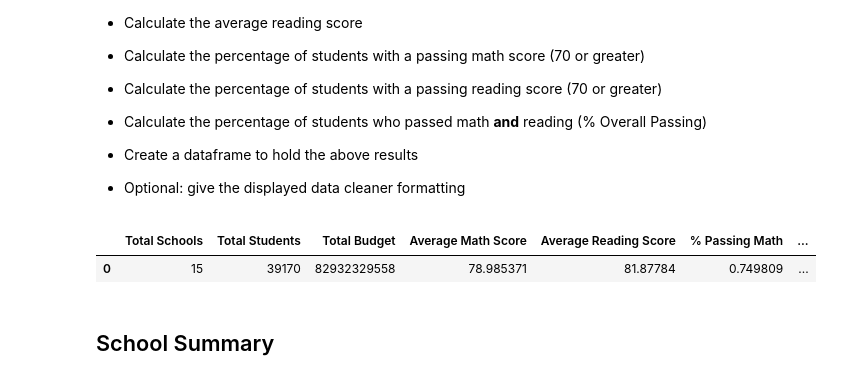
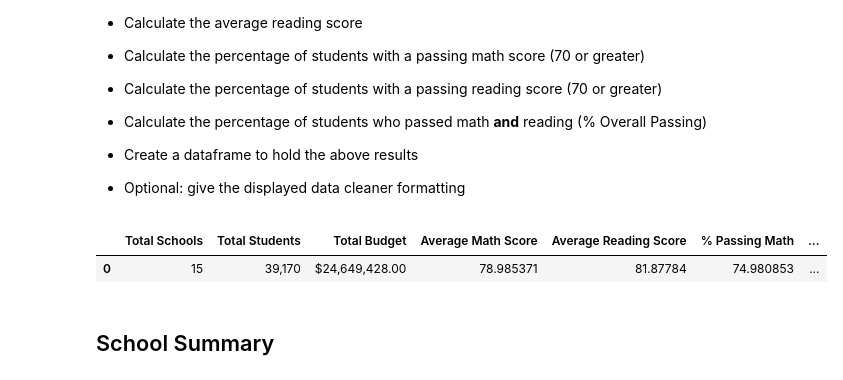
Before and after one commit to mcastl/Pandas-Challenge, a Jupyter notebook: PyCitySchools/PyCitySchools_starter.ipynb, the cells around one changed output. Cells and saved outputs as stored; diff of their text form; code cells hidden in the pictures.

```diff
--- a/PyCitySchools/PyCitySchools_starter.ipynb
+++ b/PyCitySchools/PyCitySchools_starter.ipynb
@@ -55,39 +55,43 @@ schools_dataset.head()
 # %%
 #Calculate the total number of schools
 Total_Schools = schools_dataset["school_name"].nunique()
 
 #Calculate the total number of students
 Total_Students = schools_dataset["student_name"].count()
 
 #Calculate the total budget
-Total_Budget = schools_dataset["budget"].sum()
+Total_Budget = schools_dataset["budget"].unique().sum()
 
 #Calculate the average math score
 Average_Math_Score = schools_dataset["math_score"].mean()
 
 #Calculate the average reading score
 Average_Reading_Score = schools_dataset["reading_score"].mean()
 
 #Calculate the percentage of students with a passing math score (70 or greater)
 Total_Passing_Math = schools_dataset.loc[schools_dataset["math_score"] >= 70] ["math_score"].count()
-Share_Passing_Math = Total_Passing_Math/Total_Students
+Share_Passing_Math = (Total_Passing_Math/Total_Students)*100
 
 #Calculate the percentage of students with a passing reading score (70 or greater)
 Total_Passing_Reading = schools_dataset.loc[schools_dataset["reading_score"] >= 70] ["reading_score"].count()
-Share_Passing_Reading = Total_Passing_Reading/Total_Students
+Share_Passing_Reading = (Total_Passing_Reading/Total_Students)*100
 
 #Calculate the percentage of students who passed math and reading (% Overall Passing)
-Share_Overall_Passing = round((Share_Passing_Math + Share_Passing_Reading)/2,2)
+Total_Passing_Both = students_df[(students_df["reading_score"] >= 70) & (students_df["math_score"] >= 70)] ["student_name"].count()
+Share_Overall_Passing = Total_Passing_Both/Total_Students*100
 
 #Create a dataframe to hold the above results
-District_Sumary_df = pd.DataFrame({"Total Schools": [Total_Schools], "Total Students": [Total_Students], "Total Budget":[Total_Budget], "Average Math Score": [Average_Math_Score], "Average Reading Score": [Average_Reading_Score], "% Passing Math": [Share_Passing_Math], "% Passing Reading": [Share_Passing_Reading], "% Overall Passing": [Share_Overall_Passing] })
+District_Summary_df = pd.DataFrame({"Total Schools": [Total_Schools], "Total Students": [Total_Students], "Total Budget":[Total_Budget], "Average Math Score": [Average_Math_Score], "Average Reading Score": [Average_Reading_Score], "% Passing Math": [Share_Passing_Math], "% Passing Reading": [Share_Passing_Reading], "% Overall Passing": [Share_Overall_Passing] })
 
 #Optional: give the displayed data cleaner formatting
 
-District_Sumary_df
+District_Summary_df["Total Students"] = District_Summary_df["Total Students"].map("{:,}".format)
+District_Summary_df["Total Budget"] = District_Summary_df["Total Budget"].map("${:,.2f}".format)
+
+District_Summary_df
 # %% [output]
 |  | Total Schools | Total Students | Total Budget | Average Math Score | Average Reading Score | % Passing Math | ... |
-| 0 | 15 | 39170 | 82932329558 | 78.985371 | 81.87784 | 0.749809 | ... |
+| 0 | 15 | 39,170 | $24,649,428.00 | 78.985371 | 81.87784 | 74.980853 | ... |
 # %% [markdown]
 ## School Summary
 # %% [markdown]
```
